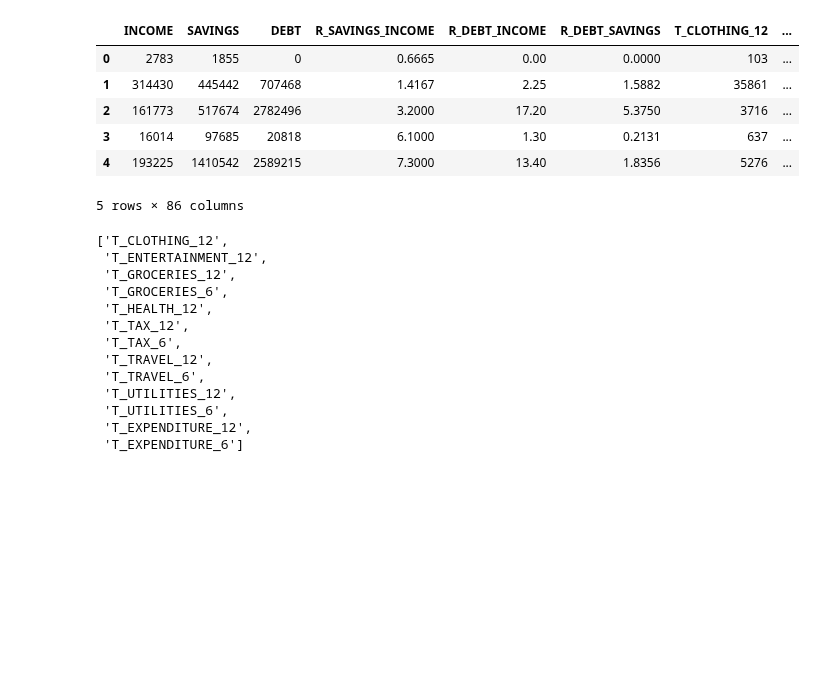
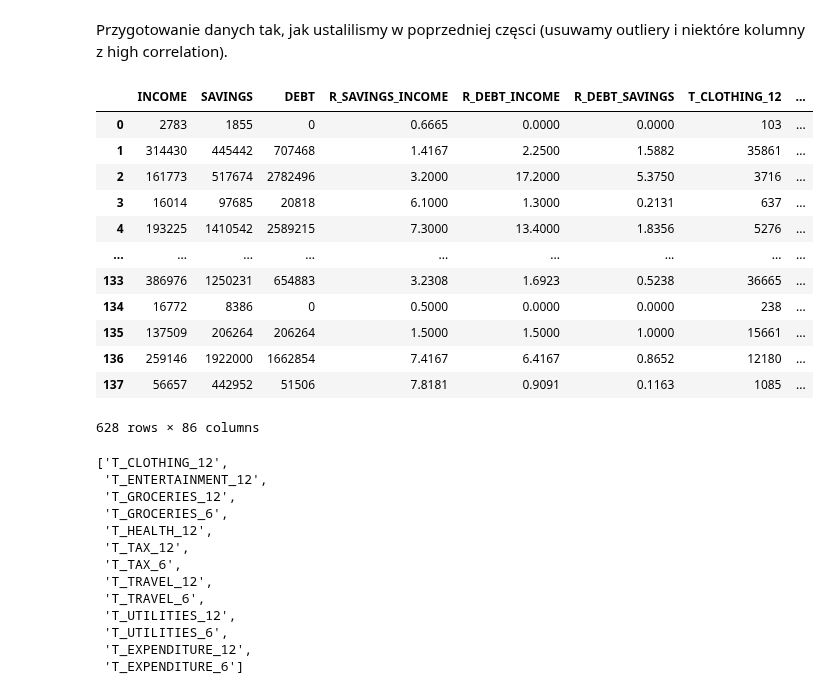
Before and after one commit to fantasy2fry/credit-score-classification-ml, a Jupyter notebook: advanced_models/Ania/advanced_models_ania.ipynb, the cells around one changed output. Drawn from its saved outputs; the diff is of its cells as text; code cells hidden in the pictures; blank space fills up the shorter version.

```diff
--- a/advanced_models/Ania/advanced_models_ania.ipynb
+++ b/advanced_models/Ania/advanced_models_ania.ipynb
@@ -1,24 +1,33 @@
+# %% [markdown]
+Przygotowanie danych tak, jak ustalilismy w poprzedniej częsci (usuwamy outliery i niektóre kolumny z high correlation).
 # %%
 import pandas as pd
 import numpy as np
 import sklearn
 import seaborn as sns
+from sklearn.metrics import classification_report
 import matplotlib.pyplot as plt
-
-df_train = pd.read_csv('../../data/for_modelling/credit_score_train.csv')
-df_val = pd.read_csv('../../data/for_modelling/credit_score_valid.csv')
-df=pd.concat([df_train, df_val])
-target='DEFAULT'
-#df=df_train.copy()
-df.head()
-# %% [output]
-|  | INCOME | SAVINGS | DEBT | R_SAVINGS_INCOME | R_DEBT_INCOME | R_DEBT_SAVINGS | T_CLOTHING_12 | ... |
-| 0 | 2783 | 1855 | 0 | 0.6665 | 0.00 | 0.0000 | 103 | ... |
-| 1 | 314430 | 445442 | 707468 | 1.4167 | 2.25 | 1.5882 | 35861 | ... |
-| 2 | 161773 | 517674 | 2782496 | 3.2000 | 17.20 | 5.3750 | 3716 | ... |
-| 3 | 16014 | 97685 | 20818 | 6.1000 | 1.30 | 0.2131 | 637 | ... |
-| 4 | 193225 | 1410542 | 2589215 | 7.3000 | 13.40 | 1.8356 | 5276 | ... |
-5 rows × 86 columns
+# %%
+df_train = pd.read_csv('../../data/for_modelling/credit_score_train.csv')
+df_val = pd.read_csv('../../data/for_modelling/credit_score_valid.csv')
+df=pd.concat([df_train, df_val])
+target='DEFAULT'
+#df=df_train.copy()
+df
+# %% [output]
+|  | INCOME | SAVINGS | DEBT | R_SAVINGS_INCOME | R_DEBT_INCOME | R_DEBT_SAVINGS | T_CLOTHING_12 | ... |
+| 0 | 2783 | 1855 | 0 | 0.6665 | 0.0000 | 0.0000 | 103 | ... |
+| 1 | 314430 | 445442 | 707468 | 1.4167 | 2.2500 | 1.5882 | 35861 | ... |
+| 2 | 161773 | 517674 | 2782496 | 3.2000 | 17.2000 | 5.3750 | 3716 | ... |
+| 3 | 16014 | 97685 | 20818 | 6.1000 | 1.3000 | 0.2131 | 637 | ... |
+| 4 | 193225 | 1410542 | 2589215 | 7.3000 | 13.4000 | 1.8356 | 5276 | ... |
+| ... | ... | ... | ... | ... | ... | ... | ... | ... |
+| 133 | 386976 | 1250231 | 654883 | 3.2308 | 1.6923 | 0.5238 | 36665 | ... |
+| 134 | 16772 | 8386 | 0 | 0.5000 | 0.0000 | 0.0000 | 238 | ... |
+| 135 | 137509 | 206264 | 206264 | 1.5000 | 1.5000 | 1.0000 | 15661 | ... |
+| 136 | 259146 | 1922000 | 1662854 | 7.4167 | 6.4167 | 0.8652 | 12180 | ... |
+| 137 | 56657 | 442952 | 51506 | 7.8181 | 0.9091 | 0.1163 | 1085 | ... |
+628 rows × 86 columns
 # %%
 # columns to remove from EDA
 columns_to_remove = ["T_CLOTHING_12","T_ENTERTAINMENT_12", "T_GROCERIES_12", "T_GROCERIES_6", "T_HEALTH_12", "T_TAX_12", "T_TAX_6", "T_TRAVEL_12", "T_TRAVEL_6","T_UTILITIES_12", "T_UTILITIES_6", "T_EXPENDITURE_12", "T_EXPENDITURE_6"]
```
Also changed, not shown: parts of 39 cells of this notebook, 1 other file.
